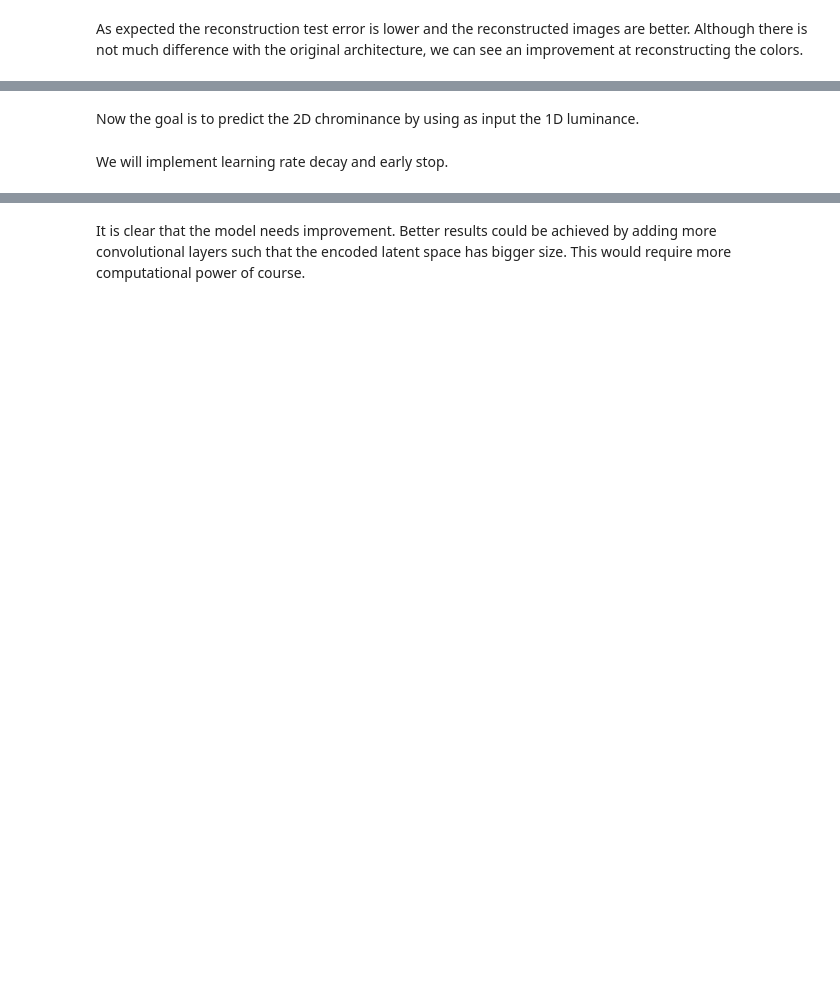
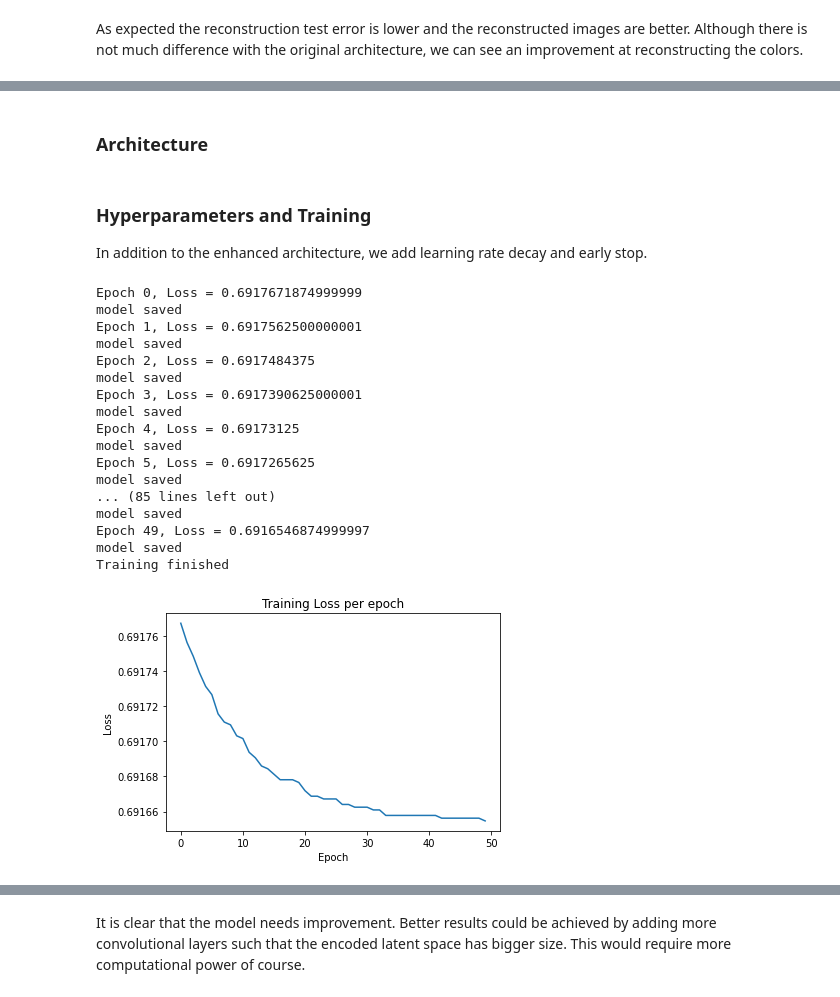
Before and after one commit to serginogues/convolutional_autoencoder, a Jupyter notebook: autoencoder.ipynb, the cells around one changed output, grey strips where cells are left out. Drawn from its saved outputs; the diff is of its cells as text; code cells hidden in the pictures; blank space fills up the shorter version.

```diff
--- a/autoencoder.ipynb
+++ b/autoencoder.ipynb
@@ -515,5 +548,5 @@ Clipping input data to the valid range for imshow with RGB data ([0..1] for floa
-# %% [markdown]
-Now the goal is to predict the 2D chrominance by using as input the 1D luminance.
+# %% [markdown]
+### Architecture
 # %%
 class CAE4(nn.Module):
     def __init__(self):
@@ -555,77 +588,86 @@ class CAE4(nn.Module):
         x = F.relu(self.t_conv2(x))
         y = F.sigmoid(self.t_conv3(x))
         return y
-# %% [markdown]
-We will implement learning rate decay and early stop.
+# %% [markdown]
+### Hyperparameters and Training
+
+In addition to the enhanced architecture, we add learning rate decay and early stop.
 # %%
 model_colorization = CAE4().to(device)
 criterion = nn.BCELoss()
 optimizer = torch.optim.RMSprop(model_colorization.parameters(), lr=0.001)
 scheduler = lr_scheduler.ExponentialLR(optimizer, gamma=0.9)
 # %%
-
-EPOCHS = 70
+EPOCHS = 50
 def train4(model, save):
     loss_history = []
     running_loss = 0.0
-    for i in range(EPOCHS):
+    for epoch in range(EPOCHS):
         # TRAIN MODEL
         loss_sum = 0
-        n = 0
-        for j, data in enumerate(train_loader, 0):
-            n = j
-            # get the training data
-            imgs, _ = data
+        for i in range(BATCH_SIZE):
 
-            # rgb to yuv
-            luminance = torch.zeros((BATCH_SIZE, 1, 32, 32))
-            chrominance = torch.zeros((BATCH_SIZE, 2, 32, 32))
-            for idx in range(BATCH_SIZE):
-                img = imgs[idx].numpy()
-                yuv_image = cv2.cvtColor(np.transpose(img, (1, 2, 0)), cv2.COLOR_BGR2YUV)
-                luminance[idx] = transforms.ToTensor()(yuv_image[:, :, 0])
-                chrominance[idx] = transforms.ToTensor()(yuv_image[:, :, 1:])
-
-            luminance = luminance.float().to(device)
-            chrominance = chrominance.float().to(device)
+            input = x_train[i].float().to(device)
+            target = y_train[i].float().to(device)
 
             # Before the backward pass, set gradients to zero
             optimizer.zero_grad()
 
             # predict
-            #input = images_yuv_tensor.float().to(device)
-            output = model.forward(luminance)  # chrominance
+            output = model.forward(input)  # chrominance
+
             # compute loss
-            loss = criterion(output, chrominance)
+            loss = criterion(output, target)
             loss_sum += round(float(loss.item()), 4)
 
             # backpropagate loss error
             loss.backward()
 
             # optimize with backprop
             optimizer.step()
-            del data, imgs
+            del input, target
 
         scheduler.step()
 
         # region print current loss
-        loss_epoch = loss_sum / n
+        loss_epoch = loss_sum / BATCH_SIZE
         loss_history.append(loss_epoch)
-        print("Epoch " + str(i) + ", Loss = " + str(loss_epoch))
+        print("Epoch " + str(epoch) + ", Loss = " + str(loss_epoch))
 
-        if i > 1 and loss_history[-1] < loss_history[-2]:
-            # SAVE THE MODEL
-            print("model saved")
-            torch.save(model.state_dict(), save)
+        """if epoch > 1 and loss_history[-1] < loss_history[-2]:
+            # SAVE THE MODEL"""
+        print("model saved")
+        torch.save(model.state_dict(), save)
 
-        if i > 10 and loss_epoch > loss_history[-5]:
+        if epoch > 10 and loss_epoch > loss_history[-5]:
             break
 
     print("Training finished")
 
     # PLOT ACCURACY
     plt.plot(loss_history)
     plt.ylabel('Loss')
     plt.xlabel('Epoch')
     plt.title('Training Loss per epoch')
     plt.show()
+
+train4(model_colorization, SAVE_PATH4)
+# %% [output]
+Epoch 0, Loss = 0.6917671874999999
+model saved
+Epoch 1, Loss = 0.6917562500000001
+model saved
+Epoch 2, Loss = 0.6917484375
+model saved
+Epoch 3, Loss = 0.6917390625000001
+model saved
+Epoch 4, Loss = 0.69173125
+model saved
+Epoch 5, Loss = 0.6917265625
+model saved
+... (85 lines left out)
+model saved
+Epoch 49, Loss = 0.6916546874999997
+model saved
+Training finished
+[figure, added]
```
Also changed, not shown: parts of 34 cells of this notebook, 4 other files.
